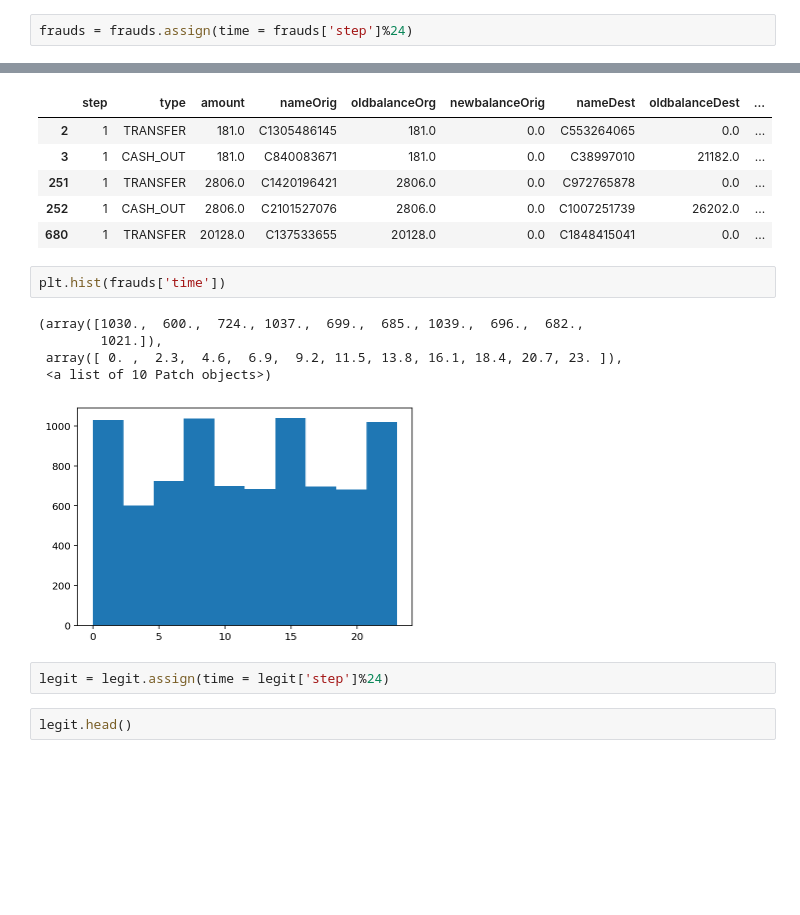
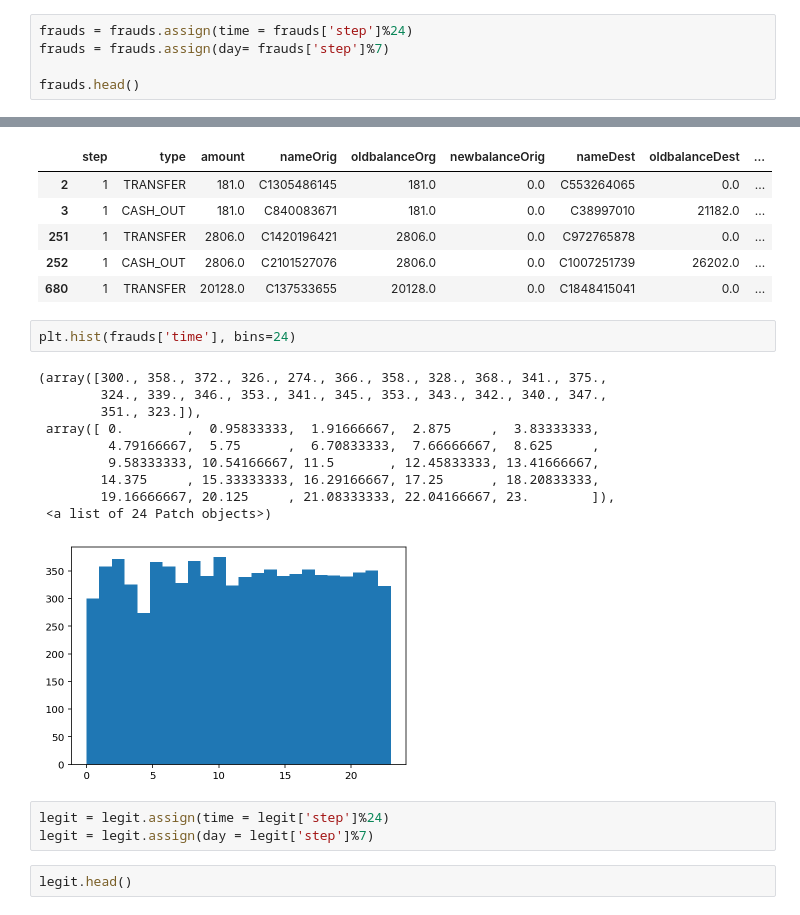
Before and after one commit to DigitalBuddha42/credit_card_fraud_detection, a Jupyter notebook: fraud_analysis.ipynb, the cells around one changed output, grey strips where cells are left out. Saved outputs shown, nothing was run; the diff lists cells and outputs as text; blank space fills up the shorter version.

```diff
--- a/fraud_analysis.ipynb
+++ b/fraud_analysis.ipynb
@@ -330,3 +337,6 @@ proportion to total($): 0.61%
 #### TODO: Also convert for day of week, and maybe week of month.  Dataset is for one month only
 # %%
 frauds = frauds.assign(time = frauds['step']%24)
+frauds = frauds.assign(day= frauds['step']%7)
+
+frauds.head()
@@ -340,15 +357,21 @@ frauds.head()
 | 252 | 1 | CASH_OUT | 2806.0 | C2101527076 | 2806.0 | 0.0 | C1007251739 | 26202.0 | ... |
 | 680 | 1 | TRANSFER | 20128.0 | C137533655 | 20128.0 | 0.0 | C1848415041 | 0.0 | ... |
 # %%
-plt.hist(frauds['time'])
+plt.hist(frauds['time'], bins=24)
 # %% [output]
-(array([1030.,  600.,  724., 1037.,  699.,  685., 1039.,  696.,  682.,
-        1021.]),
- array([ 0. ,  2.3,  4.6,  6.9,  9.2, 11.5, 13.8, 16.1, 18.4, 20.7, 23. ]),
- <a list of 10 Patch objects>)
+(array([300., 358., 372., 326., 274., 366., 358., 328., 368., 341., 375.,
+        324., 339., 346., 353., 341., 345., 353., 343., 342., 340., 347.,
+        351., 323.]),
+ array([ 0.        ,  0.95833333,  1.91666667,  2.875     ,  3.83333333,
+         4.79166667,  5.75      ,  6.70833333,  7.66666667,  8.625     ,
+         9.58333333, 10.54166667, 11.5       , 12.45833333, 13.41666667,
+        14.375     , 15.33333333, 16.29166667, 17.25      , 18.20833333,
+        19.16666667, 20.125     , 21.08333333, 22.04166667, 23.        ]),
+ <a list of 24 Patch objects>)
-[figure, old version]
+[figure, new version]
 # %%
 legit = legit.assign(time = legit['step']%24)
+legit = legit.assign(day = legit['step']%7)
 # %%
 legit.head()
 # %% [output]
```
Also changed, not shown: parts of 15 cells of this notebook.
